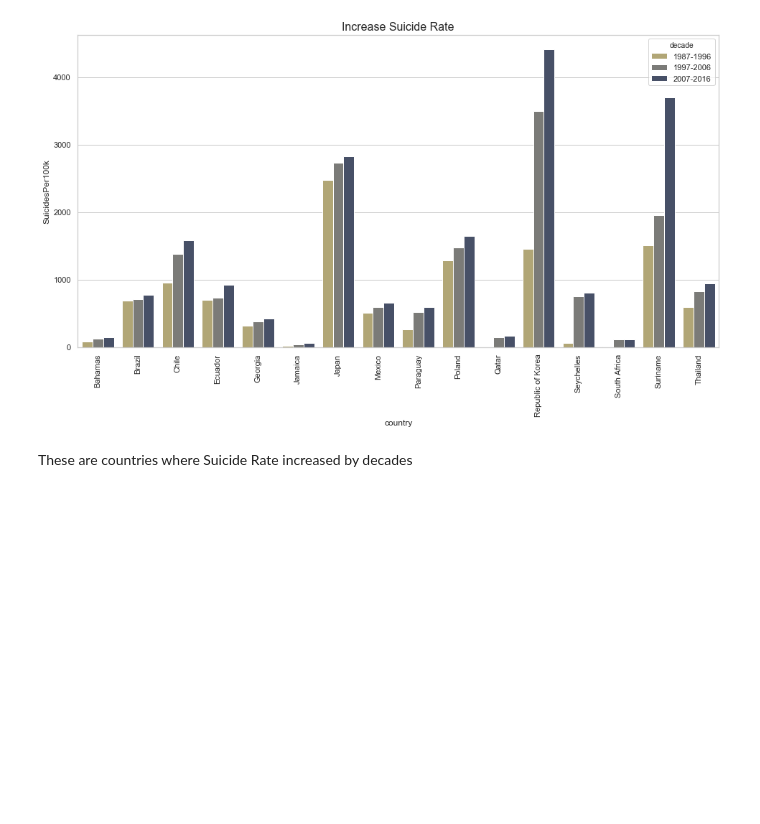
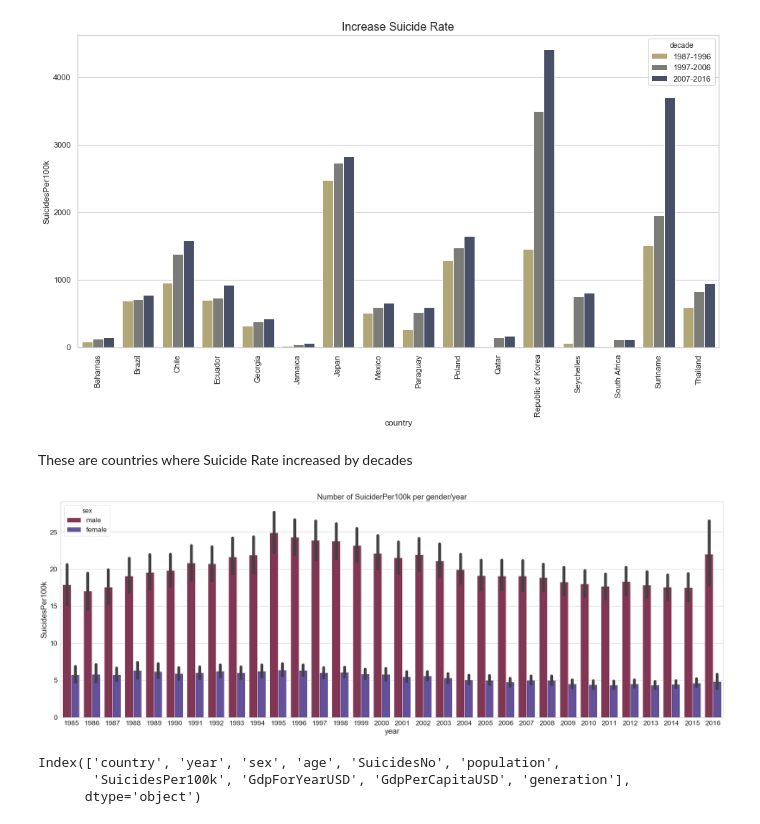
Before and after one commit to JakubPluta/EDA-ML, a Jupyter notebook: 1. Suicide Rates - Analysis.ipynb, the cells around one changed output. Saved outputs shown, nothing was run; the diff lists cells and outputs as text; code cells hidden in the pictures; blank space fills up the shorter version.

```diff
--- a/1. Suicide Rates - Analysis.ipynb
+++ b/1. Suicide Rates - Analysis.ipynb
@@ -388,3 +403,15 @@ plt.xticks(rotation = 90);
 [figure]
 # %% [markdown]
 These are countries where Suicide Rate increased by decades
+# %%
+plt.figure(figsize=(30,10))
+sns.set_context("paper", 2.0, {"lines.linewidth": 4})
+sns.barplot(data=train,x='year',y='SuicidesPer100k',hue='sex', palette='twilight_r').set_title('Number of SuiciderPer100k per gender/year');
+# %% [output]
+[figure, added]
+# %%
+train.columns
+# %% [output]
+Index(['country', 'year', 'sex', 'age', 'SuicidesNo', 'population',
+       'SuicidesPer100k', 'GdpForYearUSD', 'GdpPerCapitaUSD', 'generation'],
+      dtype='object')
```
Also changed, not shown: parts of 2 cells of this notebook.
